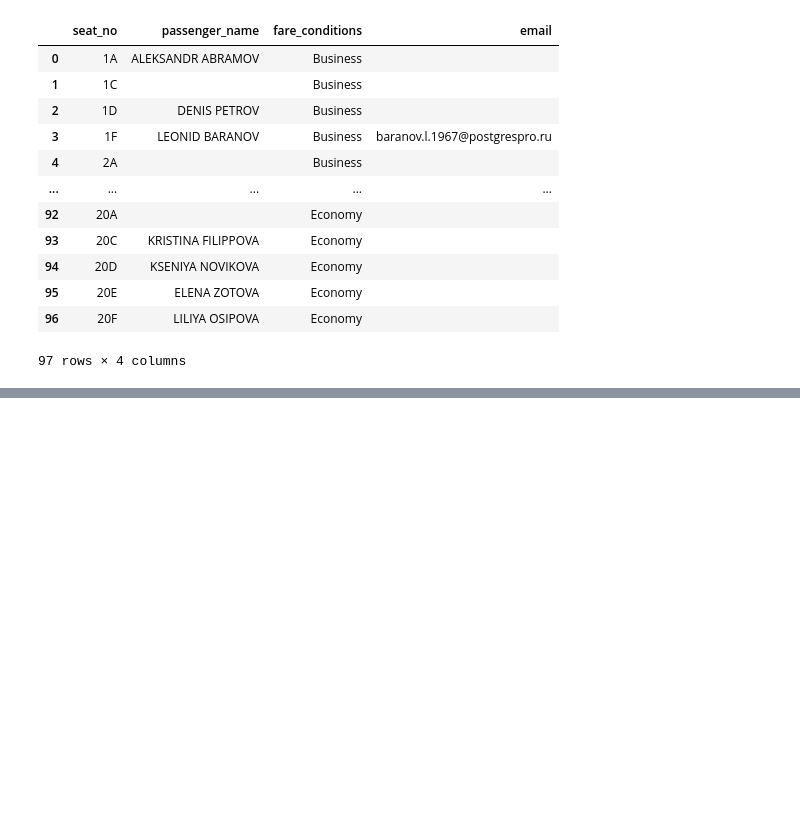
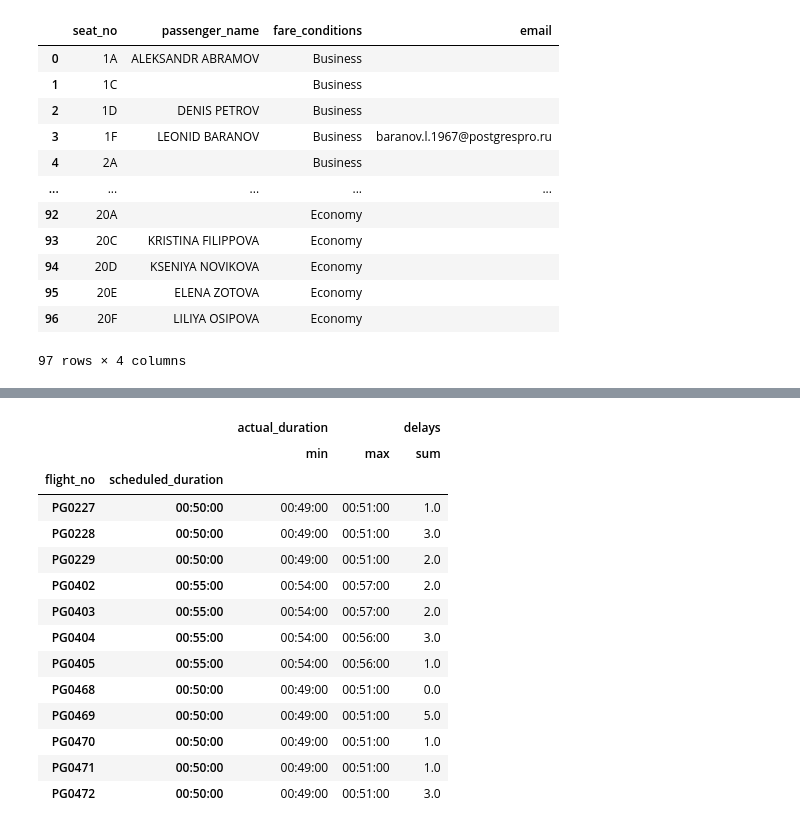
Before and after one commit to novayazarya/postgresql, a Jupyter notebook: raw-sql-vs-pandas-cookbook.ipynb, the cells around one changed output, grey strips where cells are left out. Drawn from its saved outputs; the diff is of its cells as text; code cells hidden in the pictures; blank space fills up the shorter version.

```diff
--- a/raw-sql-vs-pandas-cookbook.ipynb
+++ b/raw-sql-vs-pandas-cookbook.ipynb
@@ -11,0 +78,2 @@ conn = psycopg2.connect(dbname='demo', user='popov', password='******', host='lo
+# %%
+conn = psycopg2.connect(**json.load(open('pgconfig.json')))
@@ -1681,0 +1929,21 @@ passengers_data.iloc[passengers_data['seat_no'].apply(lambda x: (int(re.search(r
+# %%
+flights_v.query("departure_city == 'Москва' & arrival_city == 'Санкт-Петербург' & status == 'Arrived'") \
+         .assign(delays = flights_v.actual_departure > flights_v.scheduled_departure + Hour()) \
+         .groupby(['flight_no', 'scheduled_duration']) \
+         .agg({'actual_duration': ['min', 'max'], 'delays': 'sum'})
+# %% [output]
+|  |  | actual_duration |  | delays |
+|  |  | min | max | sum |
+| flight_no | scheduled_duration |  |  |  |
+| PG0227 | 00:50:00 | 00:49:00 | 00:51:00 | 1.0 |
+| PG0228 | 00:50:00 | 00:49:00 | 00:51:00 | 3.0 |
+| PG0229 | 00:50:00 | 00:49:00 | 00:51:00 | 2.0 |
+| PG0402 | 00:55:00 | 00:54:00 | 00:57:00 | 2.0 |
+| PG0403 | 00:55:00 | 00:54:00 | 00:57:00 | 2.0 |
+| PG0404 | 00:55:00 | 00:54:00 | 00:56:00 | 3.0 |
+| PG0405 | 00:55:00 | 00:54:00 | 00:56:00 | 1.0 |
+| PG0468 | 00:50:00 | 00:49:00 | 00:51:00 | 0.0 |
+| PG0469 | 00:50:00 | 00:49:00 | 00:51:00 | 5.0 |
+| PG0470 | 00:50:00 | 00:49:00 | 00:51:00 | 1.0 |
+| PG0471 | 00:50:00 | 00:49:00 | 00:51:00 | 1.0 |
+| PG0472 | 00:50:00 | 00:49:00 | 00:51:00 | 3.0 |
```
Also changed, not shown: parts of 48 cells of this notebook.
